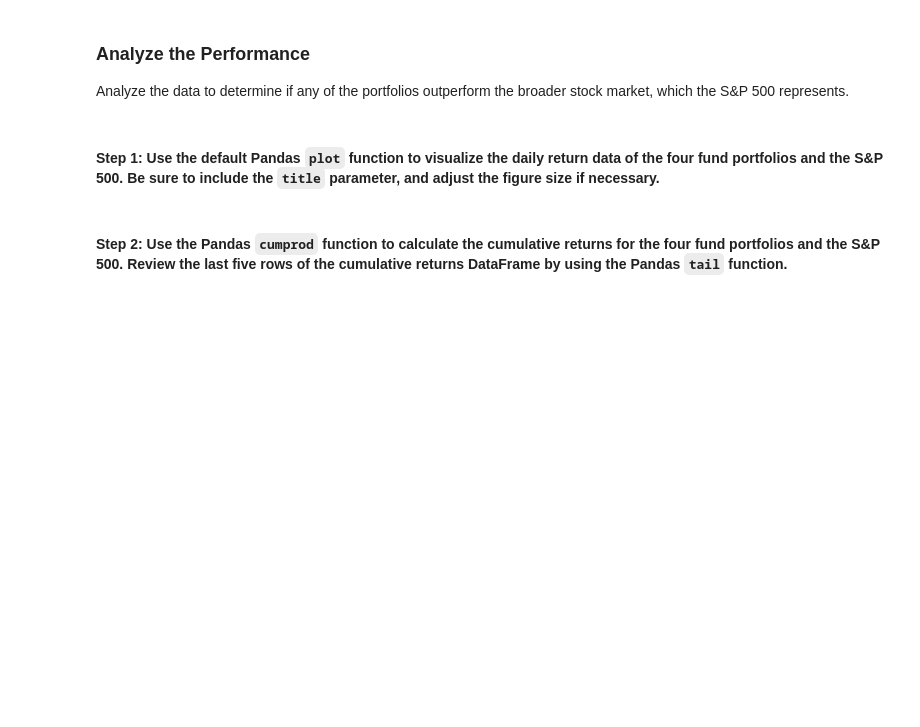
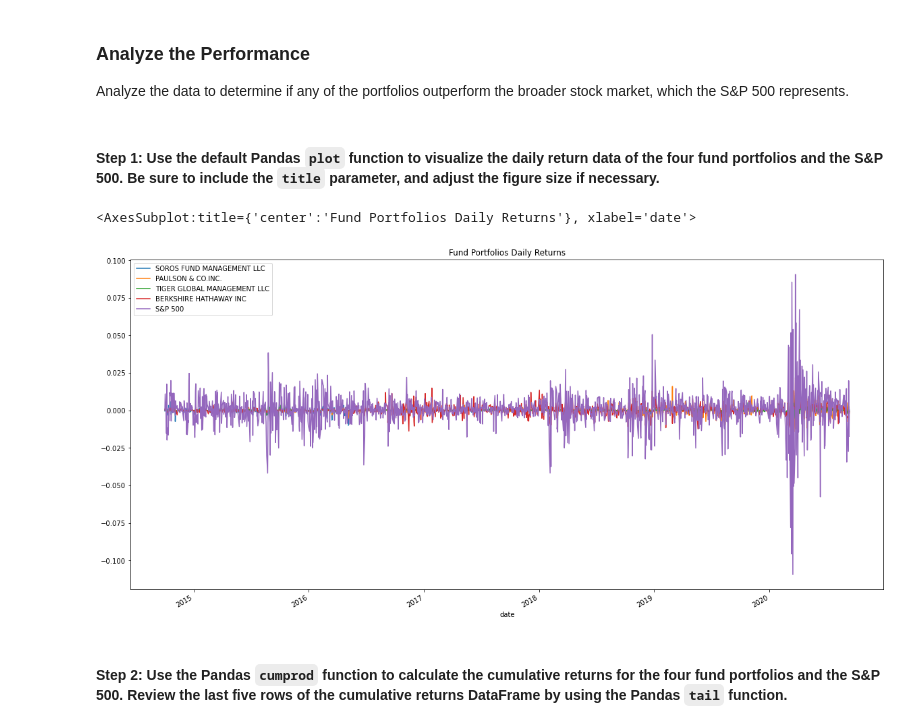
Before and after one commit to jkang1990amg/Challenge_4_Risk_Return_Analysis, a Jupyter notebook: risk_return_analysis.ipynb, the cells around one changed output. Drawn from its saved outputs; the diff is of its cells as text; code cells hidden in the pictures; blank space fills up the shorter version.

Commit message:
Added code for analyzing the performance of the fund portfolios and analyzing the volatility

```diff
--- a/risk_return_analysis.ipynb
+++ b/risk_return_analysis.ipynb
@@ -159,7 +159,10 @@ Analyze the data to determine if any of the portfolios outperform the broader st
 # %%
 # Plot the daily return data of the 4 funds and the S&P 500
 # Inclue a title parameter and adjust the figure size
-# YOUR CODE HERE
+whalenavs_daily_returns.plot(figsize = (20, 10), title = "Fund Portfolios Daily Returns")
+# %% [output]
+<AxesSubplot:title={'center':'Fund Portfolios Daily Returns'}, xlabel='date'>
+[figure, added]
 # %% [markdown]
 #### Step 2: Use the Pandas `cumprod` function to calculate the cumulative returns for the four fund portfolios and the S&P 500. Review the last five rows of the cumulative returns DataFrame by using the Pandas `tail` function.
 # %%
```
Also changed, not shown: parts of 6 cells of this notebook.
